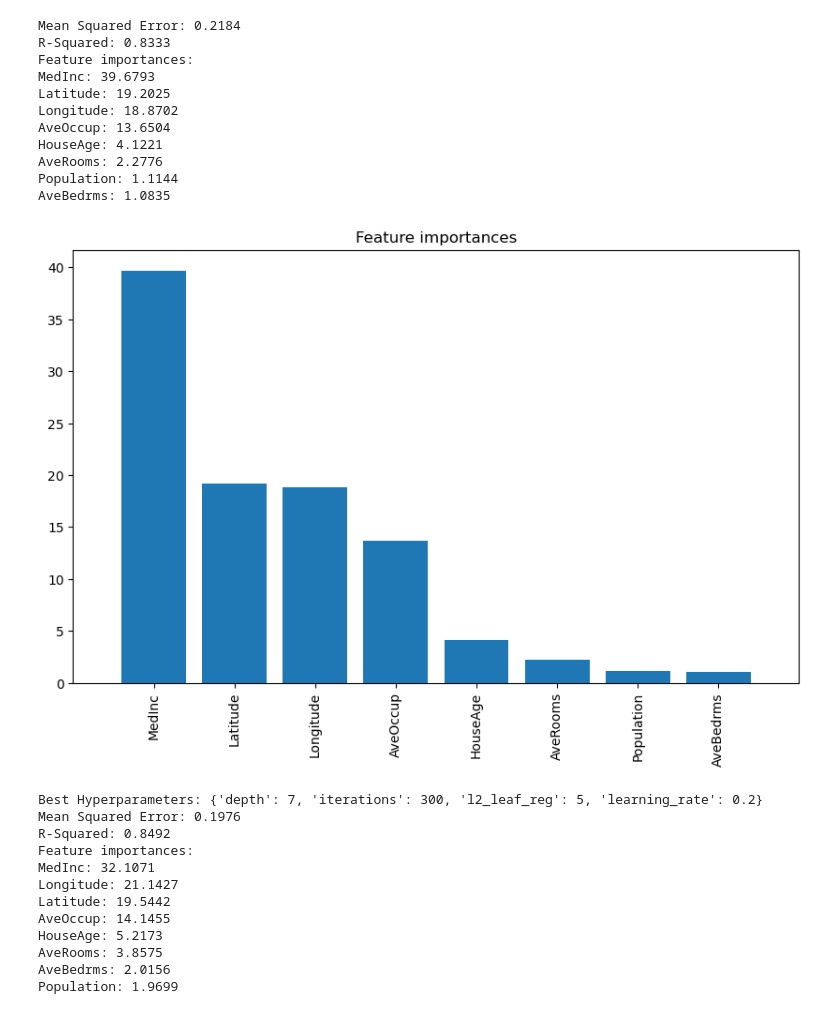
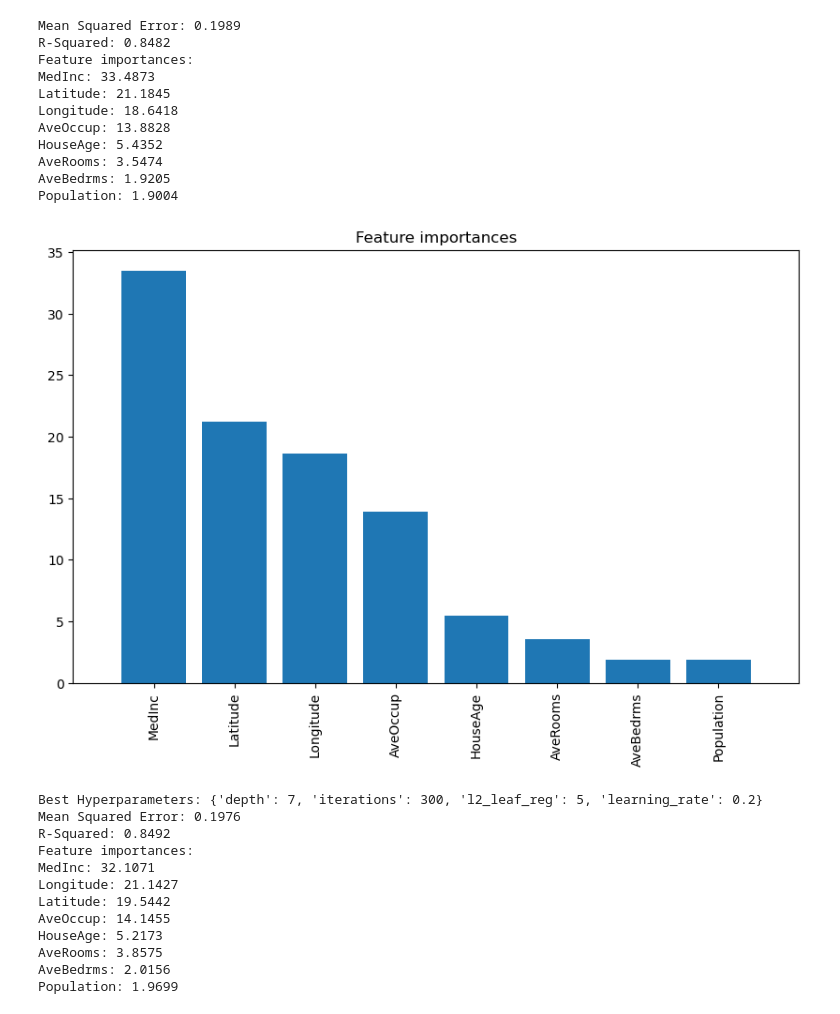
Before and after one commit to danielyouk/machine_learning_daniel, a Jupyter notebook: materials/ch.10/10_13_catboost.ipynb, the cells around one changed output. Cells and saved outputs as stored; diff of their text form; code cells hidden in the pictures.

```diff
--- a/materials/ch.10/10_13_catboost.ipynb
+++ b/materials/ch.10/10_13_catboost.ipynb
@@ -206,48 +195,48 @@ X_train_scaled = scaler.fit_transform(X_train)
 X_test_scaled = scaler.transform(X_test)
 
 # Initialize and train the model
-model = CatBoostRegressor(n_estimators=100, depth=5, random_state=42, verbose=0)
+model = CatBoostRegressor(random_state=42, verbose=0)
 model.fit(X_train_scaled, y_train)
 
 # Make predictions
 y_pred = model.predict(X_test_scaled)
 
 # Evaluate the model
 mse = mean_squared_error(y_test, y_pred)
 r2 = r2_score(y_test, y_pred)
 
 print(f"Mean Squared Error: {mse:.4f}")
 print(f"R-Squared: {r2:.4f}")
 
 # Feature importances
 importances = model.feature_importances_
 indices = np.argsort(importances)[::-1]
 features = california.feature_names
 
 print("Feature importances:")
 for f in range(X.shape[1]):
     print(f"{features[indices[f]]}: {importances[indices[f]]:.4f}")
 
 # Plot feature importances
 plt.figure(figsize=(10, 6))
 plt.title("Feature importances")
 plt.bar(range(X.shape[1]), importances[indices], align="center")
 plt.xticks(range(X.shape[1]), [features[i] for i in indices], rotation=90)
 plt.xlim([-1, X.shape[1]])
 plt.show()
 # %% [output]
-Mean Squared Error: 0.2184
-R-Squared: 0.8333
+Mean Squared Error: 0.1989
+R-Squared: 0.8482
 Feature importances:
-MedInc: 39.6793
-Latitude: 19.2025
-Longitude: 18.8702
-AveOccup: 13.6504
-HouseAge: 4.1221
-AveRooms: 2.2776
-Population: 1.1144
-AveBedrms: 1.0835
+MedInc: 33.4873
+Latitude: 21.1845
+Longitude: 18.6418
+AveOccup: 13.8828
+HouseAge: 5.4352
+AveRooms: 3.5474
+AveBedrms: 1.9205
+Population: 1.9004
-[figure, old version]
+[figure, new version]
 # %%
 # CatBoost Regression with California Housing Dataset and Cross-Validation for Hyperparameter Tuning
 
```
Also changed, not shown: parts of 5 cells of this notebook, 11 other files.
